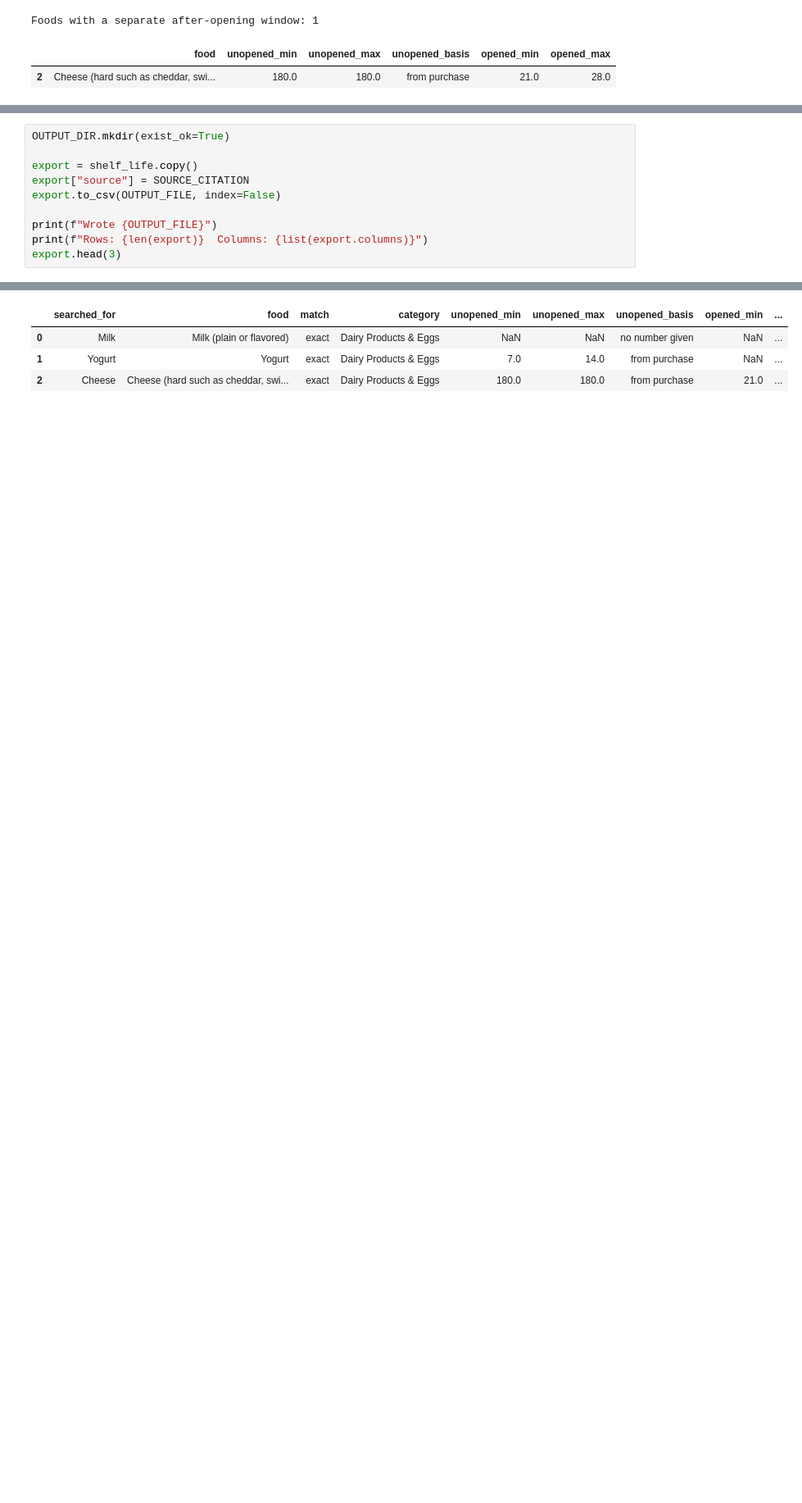
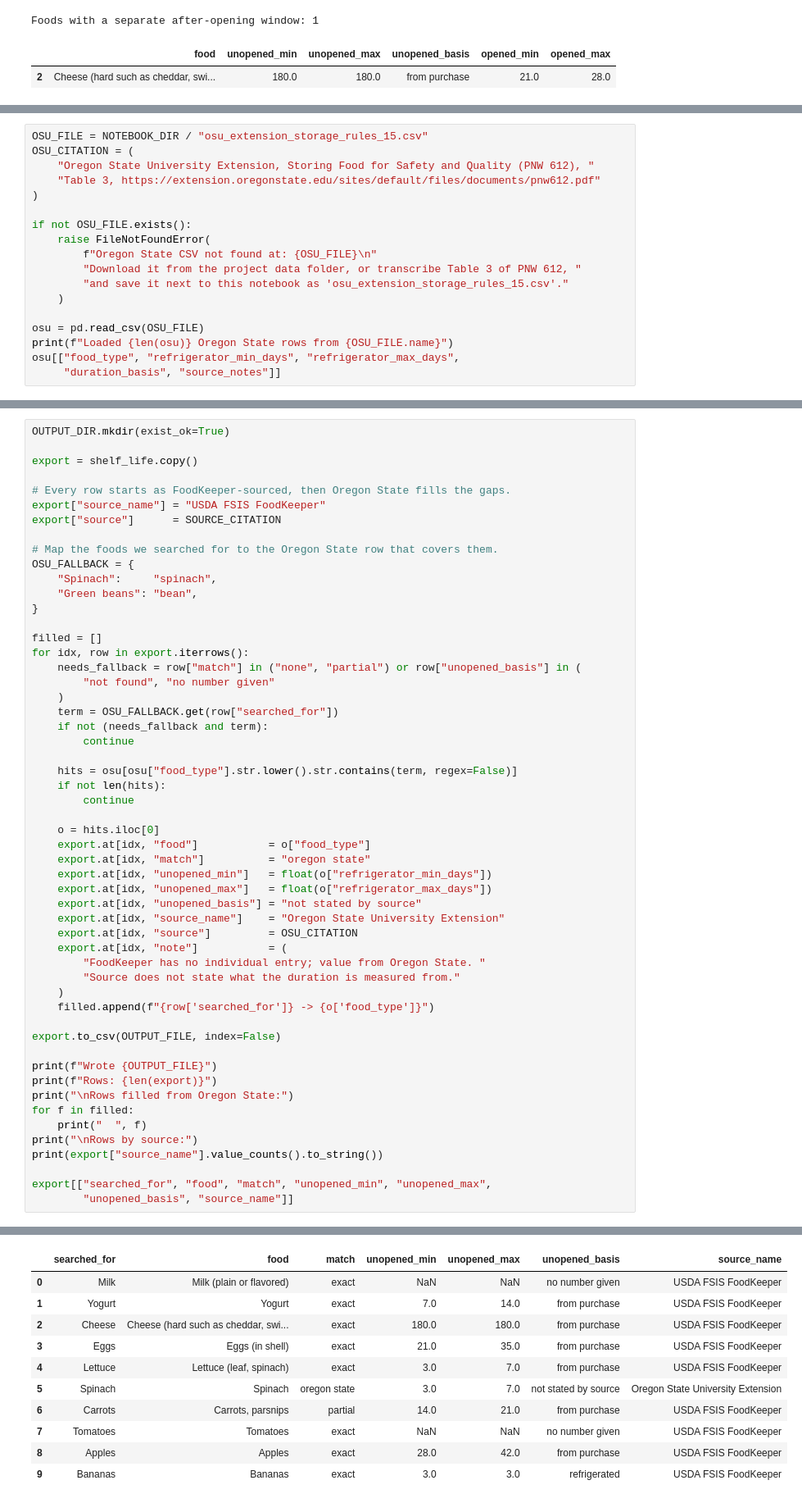
Before and after one commit to SmartPantry-AI/smartpantry-ai, a Jupyter notebook: notebooks/shelf_life_data_sourcing.ipynb, the cells around one changed output, grey strips where cells are left out. Shown at 82% size. Drawn from its saved outputs; the diff is of its cells as text; blank space fills up the shorter version.

Commit message:
docs: add Oregon State source to Role 1 notebook and export

```diff
--- a/notebooks/shelf_life_data_sourcing.ipynb
+++ b/notebooks/shelf_life_data_sourcing.ipynb
@@ -449,0 +468,18 @@ partial    1
+# %%
+OSU_FILE = NOTEBOOK_DIR / "osu_extension_storage_rules_15.csv"
+OSU_CITATION = (
+    "Oregon State University Extension, Storing Food for Safety and Quality (PNW 612), "
+    "Table 3, https://extension.oregonstate.edu/sites/default/files/documents/pnw612.pdf"
+)
+
+if not OSU_FILE.exists():
+    raise FileNotFoundError(
+        f"Oregon State CSV not found at: {OSU_FILE}\n"
+        "Download it from the project data folder, or transcribe Table 3 of PNW 612, "
+        "and save it next to this notebook as 'osu_extension_storage_rules_15.csv'."
+    )
+
+osu = pd.read_csv(OSU_FILE)
+print(f"Loaded {len(osu)} Oregon State rows from {OSU_FILE.name}")
+osu[["food_type", "refrigerator_min_days", "refrigerator_max_days",
+     "duration_basis", "source_notes"]]
@@ -505,10 +630,54 @@ Every row carries its source. If a number is ever questioned, the row says where
 OUTPUT_DIR.mkdir(exist_ok=True)
 
 export = shelf_life.copy()
-export["source"] = SOURCE_CITATION
+
+# Every row starts as FoodKeeper-sourced, then Oregon State fills the gaps.
+export["source_name"] = "USDA FSIS FoodKeeper"
+export["source"]      = SOURCE_CITATION
+
+# Map the foods we searched for to the Oregon State row that covers them.
+OSU_FALLBACK = {
+    "Spinach":     "spinach",
+    "Green beans": "bean",
+}
+
+filled = []
+for idx, row in export.iterrows():
+    needs_fallback = row["match"] in ("none", "partial") or row["unopened_basis"] in (
+        "not found", "no number given"
+    )
+    term = OSU_FALLBACK.get(row["searched_for"])
+    if not (needs_fallback and term):
+        continue
+
+    hits = osu[osu["food_type"].str.lower().str.contains(term, regex=False)]
+    if not len(hits):
+        continue
+
+    o = hits.iloc[0]
+    export.at[idx, "food"]           = o["food_type"]
+    export.at[idx, "match"]          = "oregon state"
+    export.at[idx, "unopened_min"]   = float(o["refrigerator_min_days"])
+    export.at[idx, "unopened_max"]   = float(o["refrigerator_max_days"])
+    export.at[idx, "unopened_basis"] = "not stated by source"
+    export.at[idx, "source_name"]    = "Oregon State University Extension"
+    export.at[idx, "source"]         = OSU_CITATION
+    export.at[idx, "note"]           = (
+        "FoodKeeper has no individual entry; value from Oregon State. "
+        "Source does not state what the duration is measured from."
+    )
+    filled.append(f"{row['searched_for']} -> {o['food_type']}")
+
 export.to_csv(OUTPUT_FILE, index=False)
 
 print(f"Wrote {OUTPUT_FILE}")
-print(f"Rows: {len(export)}  Columns: {list(export.columns)}")
-export.head(3)
+print(f"Rows: {len(export)}")
+print("\nRows filled from Oregon State:")
+for f in filled:
+    print("  ", f)
+print("\nRows by source:")
+print(export["source_name"].value_counts().to_string())
+
+export[["searched_for", "food", "match", "unopened_min", "unopened_max",
+        "unopened_basis", "source_name"]]
 # %% [output]
@@ -517,7 +694,14 @@ Rows: 10  Columns: ['searched_for', 'food', 'match', 'category', 'unopened_min',
-|  | searched_for | food | match | category | unopened_min | unopened_max | unopened_basis | opened_min | ... |
-| 0 | Milk | Milk (plain or flavored) | exact | Dairy Products & Eggs | NaN | NaN | no number given | NaN | ... |
-| 1 | Yogurt | Yogurt | exact | Dairy Products & Eggs | 7.0 | 14.0 | from purchase | NaN | ... |
-| 2 | Cheese | Cheese (hard such as cheddar, swi... | exact | Dairy Products & Eggs | 180.0 | 180.0 | from purchase | 21.0 | ... |
+|  | searched_for | food | match | unopened_min | unopened_max | unopened_basis | source_name |
+| 0 | Milk | Milk (plain or flavored) | exact | NaN | NaN | no number given | USDA FSIS FoodKeeper |
+| 1 | Yogurt | Yogurt | exact | 7.0 | 14.0 | from purchase | USDA FSIS FoodKeeper |
+| 2 | Cheese | Cheese (hard such as cheddar, swi... | exact | 180.0 | 180.0 | from purchase | USDA FSIS FoodKeeper |
+| 3 | Eggs | Eggs (in shell) | exact | 21.0 | 35.0 | from purchase | USDA FSIS FoodKeeper |
+| 4 | Lettuce | Lettuce (leaf, spinach) | exact | 3.0 | 7.0 | from purchase | USDA FSIS FoodKeeper |
+| 5 | Spinach | Spinach | oregon state | 3.0 | 7.0 | not stated by source | Oregon State University Extension |
+| 6 | Carrots | Carrots, parsnips | partial | 14.0 | 21.0 | from purchase | USDA FSIS FoodKeeper |
+| 7 | Tomatoes | Tomatoes | exact | NaN | NaN | no number given | USDA FSIS FoodKeeper |
+| 8 | Apples | Apples | exact | 28.0 | 42.0 | from purchase | USDA FSIS FoodKeeper |
+| 9 | Bananas | Bananas | exact | 3.0 | 3.0 | refrigerated | USDA FSIS FoodKeeper |
 # %% [markdown]
 ## 8. Testing and validation
 
```
Also changed, not shown: parts of 11 cells of this notebook.
